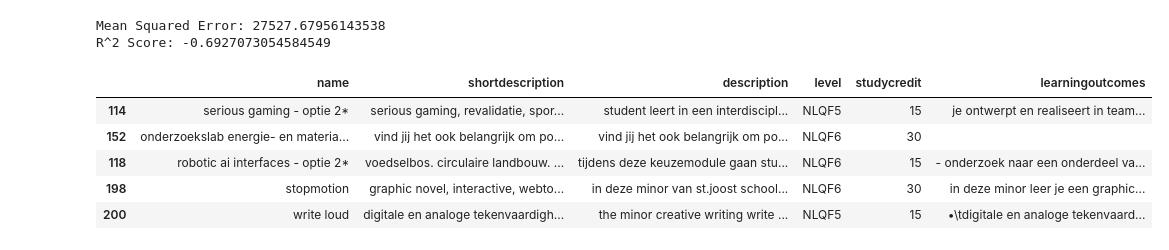
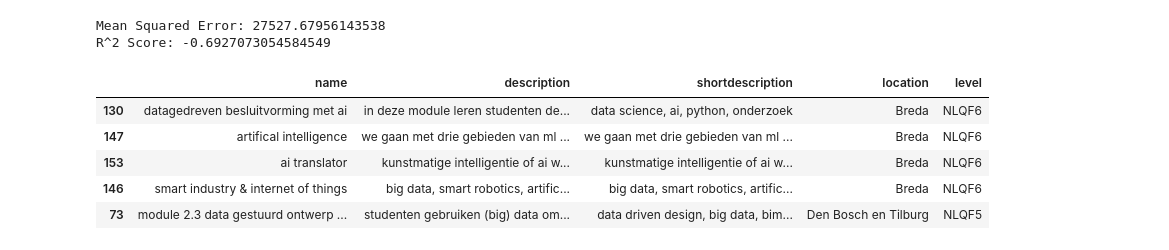
Before and after one commit to EnesT51/LU2-AI-Prototype, a Jupyter notebook: AI-PoC/AI_PoC.ipynb, the cells around one changed output. Cells and saved outputs as stored; diff of their text form; code cells hidden in the pictures.

```diff
--- a/AI-PoC/AI_PoC.ipynb
+++ b/AI-PoC/AI_PoC.ipynb
@@ -255,14 +284,14 @@ class HybridRecommender:
 # %%
 recommender = HybridRecommender(cosine_sim=0.5, intrest_match=0.2, tfidf_score=0.2, popularity_score=0.1)
 recommender.fit('VKM_dataset_cleaned.csv')
 
-student_input = "ik vind het leuk om te coderen, gamen en sporten"
-top5 = recommender.recommend(student_input, top_k=5)
-top5.head()
+student_input = "ik wil leren over data science, machine learning en kunstmatige intelligentie"
+top_rec = recommender.recommend(student_input, top_k=5)
+top_rec.head()
 # %% [output]
-|  | name | shortdescription | description | level | studycredit | learningoutcomes |
-| 114 | serious gaming - optie 2* | serious gaming, revalidatie, spor... | student leert in een interdiscipl... | NLQF5 | 15 | je ontwerpt en realiseert in team... |
-| 152 | onderzoekslab energie- en materia... | vind jij het ook belangrijk om po... | vind jij het ook belangrijk om po... | NLQF6 | 30 |  |
-| 118 | robotic ai interfaces - optie 2* | voedselbos. circulaire landbouw. ... | tijdens deze keuzemodule gaan stu... | NLQF6 | 15 | - onderzoek naar een onderdeel va... |
-| 198 | stopmotion | graphic novel, interactive, webto... | in deze minor van st.joost school... | NLQF6 | 30 | in deze minor leer je een graphic... |
-| 200 | write loud | digitale en analoge tekenvaardigh... | the minor creative writing write ... | NLQF5 | 15 | •\tdigitale en analoge tekenvaard... |
+|  | name | description | shortdescription | location | level |
+| 130 | datagedreven besluitvorming met ai | in deze module leren studenten de... | data science, ai, python, onderzoek | Breda | NLQF6 |
+| 147 | artifical intelligence | we gaan met drie gebieden van ml ... | we gaan met drie gebieden van ml ... | Breda | NLQF6 |
+| 153 | ai translator | kunstmatige intelligentie of ai w... | kunstmatige intelligentie of ai w... | Breda | NLQF6 |
+| 146 | smart industry & internet of things | big data, smart robotics, artific... | big data, smart robotics, artific... | Breda | NLQF6 |
+| 73 | module 2.3 data gestuurd ontwerp ... | studenten gebruiken (big) data om... | data driven design, big data, bim... | Den Bosch en Tilburg | NLQF5 |
```
Also changed, not shown: parts of 1 cell of this notebook.
